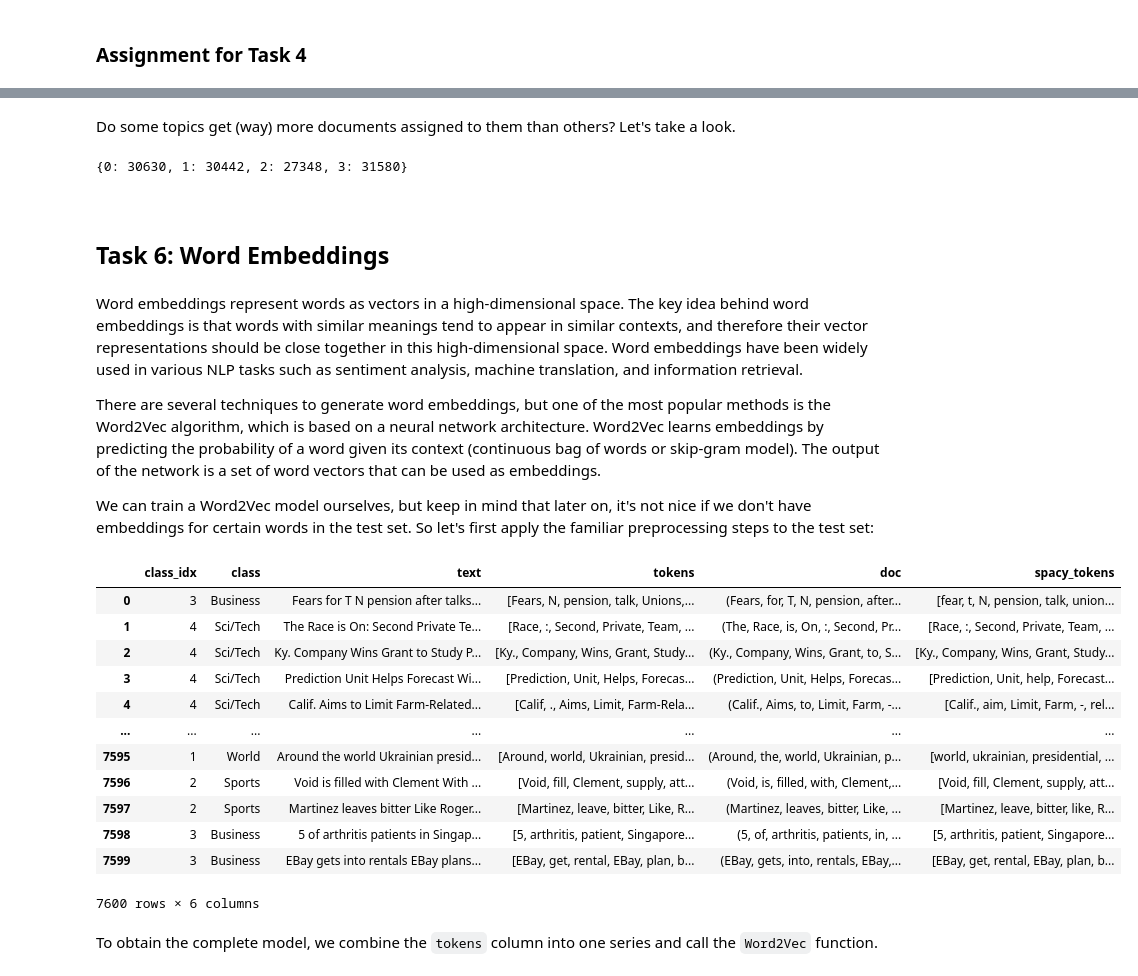
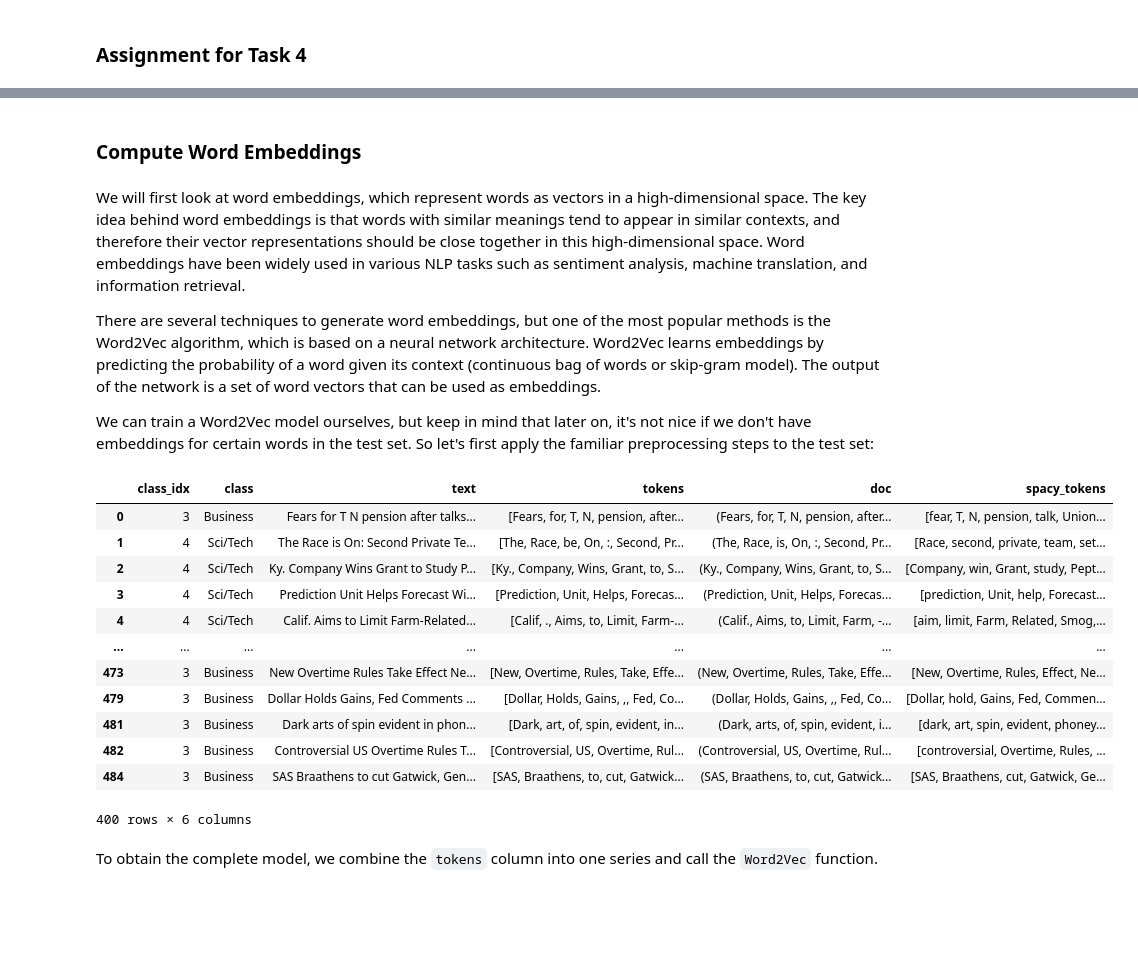
Before and after one commit to MultiX-Amsterdam/text-data-module, a Jupyter notebook: _sources/docs/tutorial-text-data.ipynb, the cells around one changed output, grey strips where cells are left out. Cells and saved outputs as stored; diff of their text form; code cells hidden in the pictures; blank space fills up the shorter version.

Commit message:
Update documentation

```diff
--- a/_sources/docs/tutorial-text-data.ipynb
+++ b/_sources/docs/tutorial-text-data.ipynb
@@ -342,0 +254,3 @@ display(df_train, df_test)
+# %%
+df_train = df_train.groupby("Class Index").head(1000)
+df_test = df_test.groupby("Class Index").head(100)
@@ -670,0 +812,23 @@ Expected output is:
+# %%
+def add_spacy_tokens(df):
+    """
+    Add a column with a list of lemmatized tokens, without stopwords and numbers.
+
+    Parameters
+    ----------
+    df : pandas.DataFrame
+        The dataframe containing at least the "doc" column.
+
+    Returns
+    -------
+    pandas.DataFrame
+        The dataframe with the "spacy_tokens" column.
+    """
+    # Copy the dataframe to avoid editing the original one.
+    df = df.copy(deep=True)
+
+    df["spacy_tokens"] = df["doc"].apply(
+        lambda tokens: [token.lemma_ for token in tokens if token.is_alpha and not token.is_stop]
+    )
+
+    return df
@@ -1004,46 +1140,36 @@ Adjusted rand score: 0.54
-# %% [markdown]
-Do some topics get (way) more documents assigned to them than others? Let's take a look.
-# %%
-unique, counts = np.unique(answer_topic_most, return_counts=True)
-
-print(dict(zip(unique, counts)))
-# %% [output]
-{0: 30630, 1: 30442, 2: 27348, 3: 31580}
-# %% [markdown]
-<a name="t6"></a>
 # %% [markdown]
-## Task 6: Word Embeddings
+### Compute Word Embeddings
 # %% [markdown]
-Word embeddings represent words as vectors in a high-dimensional space. The key idea behind word embeddings is that words with similar meanings tend to appear in similar contexts, and therefore their vector representations should be close together in this high-dimensional space. Word embeddings have been widely used in various NLP tasks such as sentiment analysis, machine translation, and information retrieval.
+We will first look at word embeddings, which represent words as vectors in a high-dimensional space. The key idea behind word embeddings is that words with similar meanings tend to appear in similar contexts, and therefore their vector representations should be close together in this high-dimensional space. Word embeddings have been widely used in various NLP tasks such as sentiment analysis, machine translation, and information retrieval.
 
 There are several techniques to generate word embeddings, but one of the most popular methods is the Word2Vec algorithm, which is based on a neural network architecture. Word2Vec learns embeddings by predicting the probability of a word given its context (continuous bag of words or skip-gram model). The output of the network is a set of word vectors that can be used as embeddings.
 
 We can train a Word2Vec model ourselves, but keep in mind that later on, it's not nice if we don't have embeddings for certain words in the test set. So let's first apply the familiar preprocessing steps to the test set:
 # %%
-# Reformat df_test.
-df_test = reformat_data(df_test)
+# Reformat the test set.
+df_test_reformat = reformat_data(df_test)
 
 # NLTK preprocessing.
-df_test = answer_remove_stopwords(answer_tokenize_and_lemmatize(df_test))
+df_test_with_tokens = answer_tokenize_and_lemmatize(df_test_reformat)
 
 # spaCy preprocessing.
-df_test = answer_spacy_tokens(add_spacy(df_test))
+df_test_with_nltk_tokens_and_spacy_tokens = add_spacy_tokens(add_spacy_doc(df_test_with_tokens))
 
-display(df_test)
+display(df_test_with_nltk_tokens_and_spacy_tokens)
 # %% [output]
 |  | class_idx | class | text | tokens | doc | spacy_tokens |
-| 0 | 3 | Business | Fears for T N pension after talks... | [Fears, N, pension, talk, Unions,... | (Fears, for, T, N, pension, after... | [fear, t, N, pension, talk, union... |
-| 1 | 4 | Sci/Tech | The Race is On: Second Private Te... | [Race, :, Second, Private, Team, ... | (The, Race, is, On, :, Second, Pr... | [Race, :, Second, Private, Team, ... |
-| 2 | 4 | Sci/Tech | Ky. Company Wins Grant to Study P... | [Ky., Company, Wins, Grant, Study... | (Ky., Company, Wins, Grant, to, S... | [Ky., Company, Wins, Grant, Study... |
-| 3 | 4 | Sci/Tech | Prediction Unit Helps Forecast Wi... | [Prediction, Unit, Helps, Forecas... | (Prediction, Unit, Helps, Forecas... | [Prediction, Unit, help, Forecast... |
-| 4 | 4 | Sci/Tech | Calif. Aims to Limit Farm-Related... | [Calif, ., Aims, Limit, Farm-Rela... | (Calif., Aims, to, Limit, Farm, -... | [Calif., aim, Limit, Farm, -, rel... |
+| 0 | 3 | Business | Fears for T N pension after talks... | [Fears, for, T, N, pension, after... | (Fears, for, T, N, pension, after... | [fear, T, N, pension, talk, Union... |
+| 1 | 4 | Sci/Tech | The Race is On: Second Private Te... | [The, Race, be, On, :, Second, Pr... | (The, Race, is, On, :, Second, Pr... | [Race, second, private, team, set... |
+| 2 | 4 | Sci/Tech | Ky. Company Wins Grant to Study P... | [Ky., Company, Wins, Grant, to, S... | (Ky., Company, Wins, Grant, to, S... | [Company, win, Grant, study, Pept... |
+| 3 | 4 | Sci/Tech | Prediction Unit Helps Forecast Wi... | [Prediction, Unit, Helps, Forecas... | (Prediction, Unit, Helps, Forecas... | [prediction, Unit, help, Forecast... |
+| 4 | 4 | Sci/Tech | Calif. Aims to Limit Farm-Related... | [Calif, ., Aims, to, Limit, Farm-... | (Calif., Aims, to, Limit, Farm, -... | [aim, limit, Farm, Related, Smog,... |
 | ... | ... | ... | ... | ... | ... | ... |
-| 7595 | 1 | World | Around the world Ukrainian presid... | [Around, world, Ukrainian, presid... | (Around, the, world, Ukrainian, p... | [world, ukrainian, presidential, ... |
-| 7596 | 2 | Sports | Void is filled with Clement With ... | [Void, fill, Clement, supply, att... | (Void, is, filled, with, Clement,... | [Void, fill, Clement, supply, att... |
-| 7597 | 2 | Sports | Martinez leaves bitter Like Roger... | [Martinez, leave, bitter, Like, R... | (Martinez, leaves, bitter, Like, ... | [Martinez, leave, bitter, like, R... |
-| 7598 | 3 | Business | 5 of arthritis patients in Singap... | [5, arthritis, patient, Singapore... | (5, of, arthritis, patients, in, ... | [5, arthritis, patient, Singapore... |
-| 7599 | 3 | Business | EBay gets into rentals EBay plans... | [EBay, get, rental, EBay, plan, b... | (EBay, gets, into, rentals, EBay,... | [EBay, get, rental, EBay, plan, b... |
+| 473 | 3 | Business | New Overtime Rules Take Effect Ne... | [New, Overtime, Rules, Take, Effe... | (New, Overtime, Rules, Take, Effe... | [New, Overtime, Rules, Effect, Ne... |
+| 479 | 3 | Business | Dollar Holds Gains, Fed Comments ... | [Dollar, Holds, Gains, ,, Fed, Co... | (Dollar, Holds, Gains, ,, Fed, Co... | [Dollar, hold, Gains, Fed, Commen... |
+| 481 | 3 | Business | Dark arts of spin evident in phon... | [Dark, art, of, spin, evident, in... | (Dark, arts, of, spin, evident, i... | [dark, art, spin, evident, phoney... |
+| 482 | 3 | Business | Controversial US Overtime Rules T... | [Controversial, US, Overtime, Rul... | (Controversial, US, Overtime, Rul... | [controversial, Overtime, Rules, ... |
+| 484 | 3 | Business | SAS Braathens to cut Gatwick, Gen... | [SAS, Braathens, to, cut, Gatwick... | (SAS, Braathens, to, cut, Gatwick... | [SAS, Braathens, cut, Gatwick, Ge... |
-7600 rows × 6 columns
+400 rows × 6 columns
 # %% [markdown]
 To obtain the complete model, we combine the `tokens` column into one series and call the `Word2Vec` function.
 # %%
```
Also changed, not shown: parts of 149 cells of this notebook, 16 other files.
